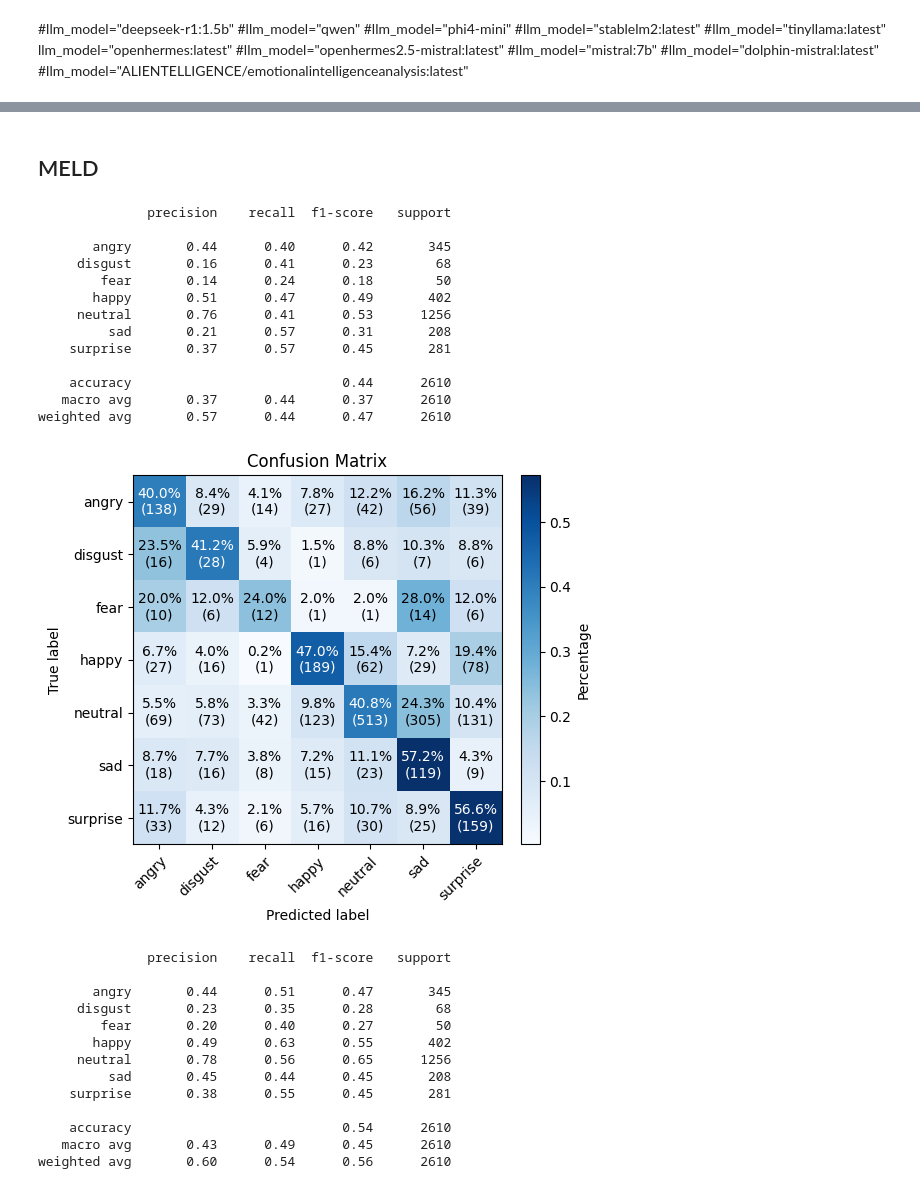
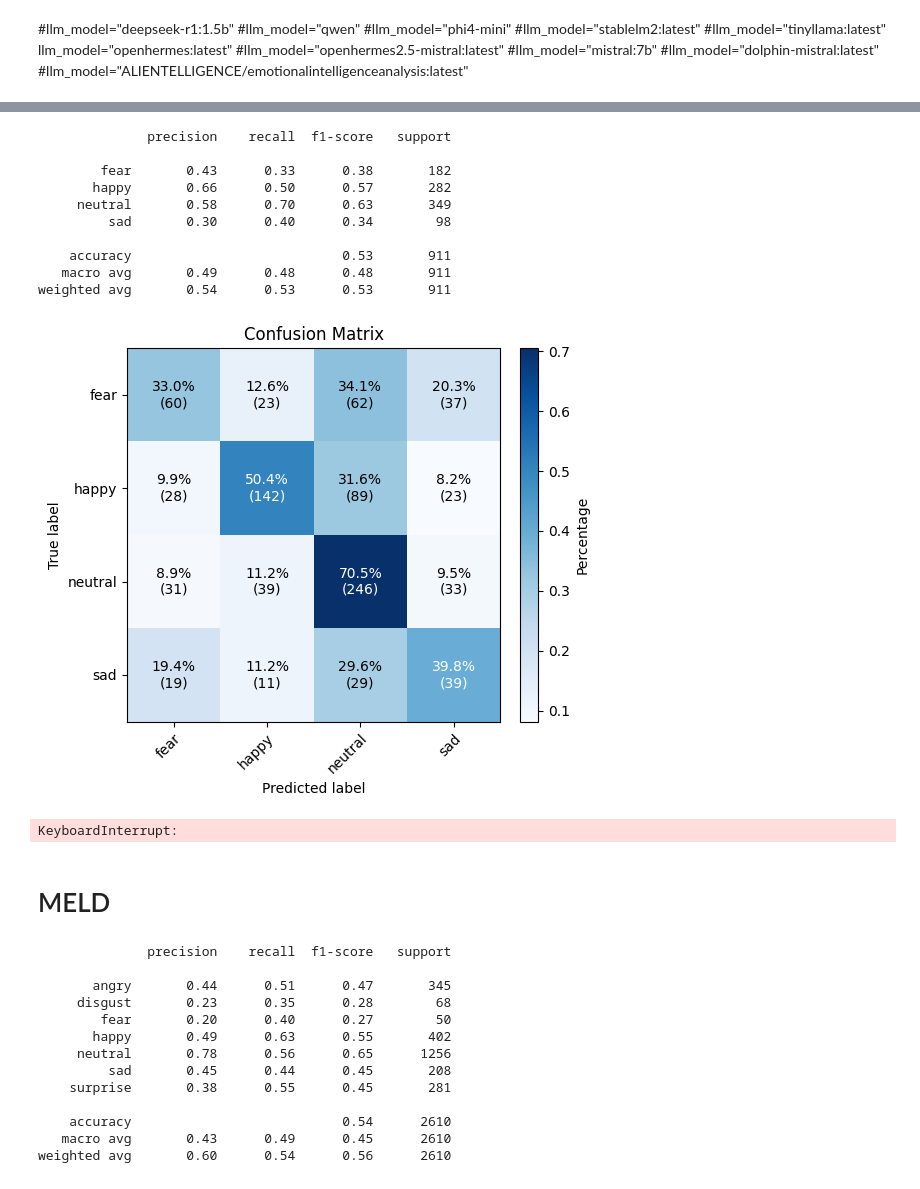
Before and after one commit to sofiafernandescd/EmoReA, a Jupyter notebook: emorea-backend/notebooks/text/TER_study-zero-shot-utt-v1.ipynb, the cells around one changed output, grey strips where cells are left out. Cells and saved outputs as stored; diff of their text form; code cells hidden in the pictures.

```diff
--- a/emorea-backend/notebooks/text/TER_study-zero-shot-utt-v1.ipynb
+++ b/emorea-backend/notebooks/text/TER_study-zero-shot-utt-v1.ipynb
@@ -76,2 +128,34 @@ def plot_confusion_matrix(y_true, y_pred, labels=None, title="Confusion Matrix")
+# %%
+ter = TextEmotionRecognizer("gemma2")
+df = emory
+emo_list = df['label'].unique().tolist()
+df['pred_gemma2'] = df['text'].progress_apply(lambda x: ter.analyze(x, emo_list=emo_list))
+
+print(classification_report(df['label'], df['pred_gemma2']))
+#print(confusion_matrix(df['label'], df['pred']))
+plot_confusion_matrix(df['label'], df['pred_gemma2'])
+# %% [output]
+              precision    recall  f1-score   support
+
+        fear       0.43      0.33      0.38       182
+       happy       0.66      0.50      0.57       282
+     neutral       0.58      0.70      0.63       349
+         sad       0.30      0.40      0.34        98
+
+    accuracy                           0.53       911
+   macro avg       0.49      0.48      0.48       911
+weighted avg       0.54      0.53      0.53       911
+[figure, added]
+# %%
+ter = TextEmotionRecognizer("gemma2")
+df = isear
+emo_list = df['label'].unique().tolist()
+df['pred_gemma2'] = df['text'].progress_apply(lambda x: ter.analyze(x, emo_list=emo_list))
+
+print(classification_report(df['label'], df['pred_gemma2']))
+#print(confusion_matrix(df['label'], df['pred']))
+plot_confusion_matrix(df['label'], df['pred_gemma2'])
+# %% [output]
+KeyboardInterrupt:
 # %% [markdown]
-## MELD
+# MELD
@@ -95,26 +162,3 @@ weighted avg       0.57      0.44      0.47      2610
-# %%
-ter = TextEmotionRecognizer("gemma3:4b")
-
-df['pred_gemma3'] = df['Utterance'].progress_apply(ter.analyze)
-
-print(classification_report(df['label'], df['pred_gemma3']))
-#print(confusion_matrix(df['label'], df['pred']))
-plot_confusion_matrix(df['label'], df['pred_gemma3'])
-# %% [output]
-              precision    recall  f1-score   support
-
-       angry       0.44      0.40      0.42       345
-     disgust       0.16      0.41      0.23        68
-        fear       0.14      0.24      0.18        50
-       happy       0.51      0.47      0.49       402
-     neutral       0.76      0.41      0.53      1256
-         sad       0.21      0.57      0.31       208
-    surprise       0.37      0.57      0.45       281
-
-    accuracy                           0.44      2610
-   macro avg       0.37      0.44      0.37      2610
-weighted avg       0.57      0.44      0.47      2610
-[figure, removed]
 # %%
 ter = TextEmotionRecognizer("gemma2:latest")
 
```
Also changed, not shown: parts of 6 cells of this notebook, 25 other files.
